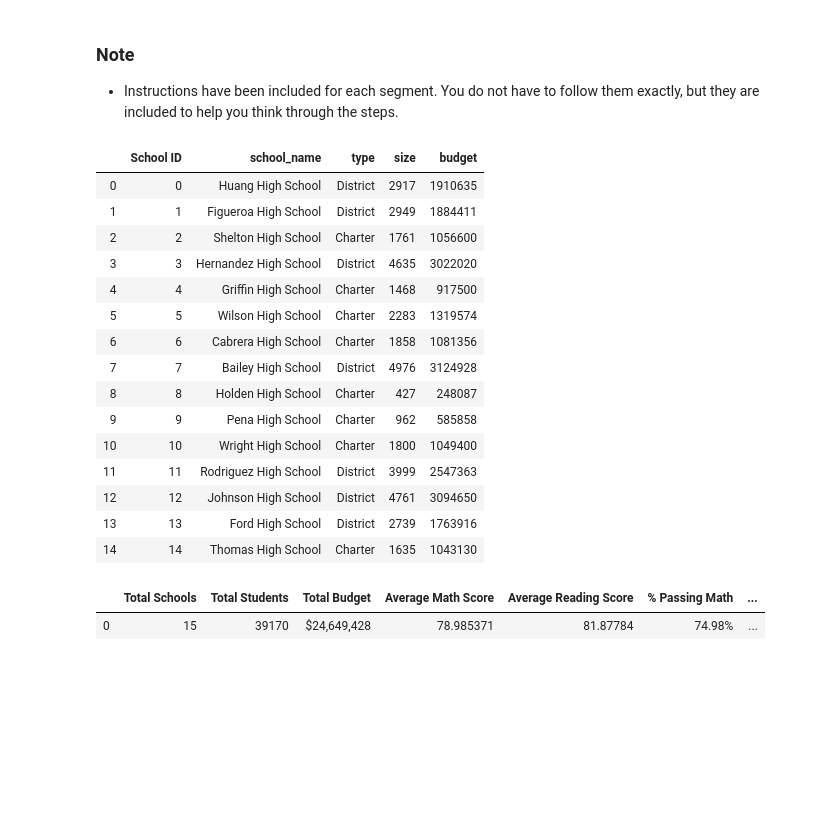
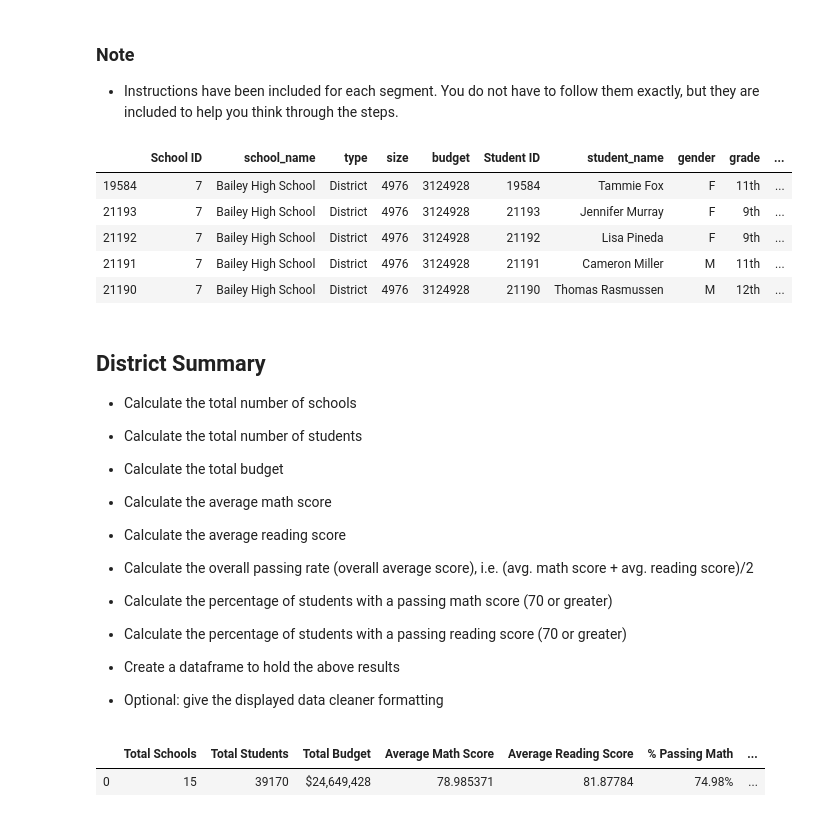
Before and after one commit to Hans518/pandas-challenge, a Jupyter notebook: PyCitySchools.ipynb, the cells around one changed output. Cells and saved outputs as stored; diff of their text form; code cells hidden in the pictures; blank space fills up the shorter version.

```diff
--- a/PyCitySchools.ipynb
+++ b/PyCitySchools.ipynb
@@ -4,36 +4,49 @@
 # %%
 # Dependencies and Setup
 import pandas as pd
 
 # File to Load (Remember to Change These)
 school_data_to_load = "Resources/schools_complete.csv"
 student_data_to_load = "Resources/students_complete.csv"
 
 # Read School and Student Data File and store into Pandas Data Frames
 school_data = pd.read_csv(school_data_to_load)
 student_data = pd.read_csv(student_data_to_load)
 
 # Combine the data into a single dataset - I changed the order of the data sets and made it a right join instead of left.
 # That way it's a little easier for me to deal with later on.
 school_data_complete = pd.merge(school_data, student_data, how="right", on=["school_name", "school_name"])
-school_data
+school_data_complete = school_data_complete.sort_values(["school_name"])
+school_data_complete.head()
 # %% [output]
-|  | School ID | school_name | type | size | budget |
-| 0 | 0 | Huang High School | District | 2917 | 1910635 |
-| 1 | 1 | Figueroa High School | District | 2949 | 1884411 |
-| 2 | 2 | Shelton High School | Charter | 1761 | 1056600 |
-| 3 | 3 | Hernandez High School | District | 4635 | 3022020 |
-| 4 | 4 | Griffin High School | Charter | 1468 | 917500 |
-| 5 | 5 | Wilson High School | Charter | 2283 | 1319574 |
-| 6 | 6 | Cabrera High School | Charter | 1858 | 1081356 |
-| 7 | 7 | Bailey High School | District | 4976 | 3124928 |
-| 8 | 8 | Holden High School | Charter | 427 | 248087 |
-| 9 | 9 | Pena High School | Charter | 962 | 585858 |
-| 10 | 10 | Wright High School | Charter | 1800 | 1049400 |
-| 11 | 11 | Rodriguez High School | District | 3999 | 2547363 |
-| 12 | 12 | Johnson High School | District | 4761 | 3094650 |
-| 13 | 13 | Ford High School | District | 2739 | 1763916 |
-| 14 | 14 | Thomas High School | Charter | 1635 | 1043130 |
+|  | School ID | school_name | type | size | budget | Student ID | student_name | gender | grade | ... |
+| 19584 | 7 | Bailey High School | District | 4976 | 3124928 | 19584 | Tammie Fox | F | 11th | ... |
+| 21193 | 7 | Bailey High School | District | 4976 | 3124928 | 21193 | Jennifer Murray | F | 9th | ... |
+| 21192 | 7 | Bailey High School | District | 4976 | 3124928 | 21192 | Lisa Pineda | F | 9th | ... |
+| 21191 | 7 | Bailey High School | District | 4976 | 3124928 | 21191 | Cameron Miller | M | 11th | ... |
+| 21190 | 7 | Bailey High School | District | 4976 | 3124928 | 21190 | Thomas Rasmussen | M | 12th | ... |
+# %% [markdown]
+## District Summary
+
+* Calculate the total number of schools
+
+* Calculate the total number of students
+
+* Calculate the total budget
+
+* Calculate the average math score
+
+* Calculate the average reading score
+
+* Calculate the overall passing rate (overall average score), i.e. (avg. math score + avg. reading score)/2
+
+* Calculate the percentage of students with a passing math score (70 or greater)
+
+* Calculate the percentage of students with a passing reading score (70 or greater)
+
+* Create a dataframe to hold the above results
+
+* Optional: give the displayed data cleaner formatting
 # %%
 #Calculate the total number of schools
 # The value_counts method counts unique values in a column
```
Also changed, not shown: parts of 7 cells of this notebook.
